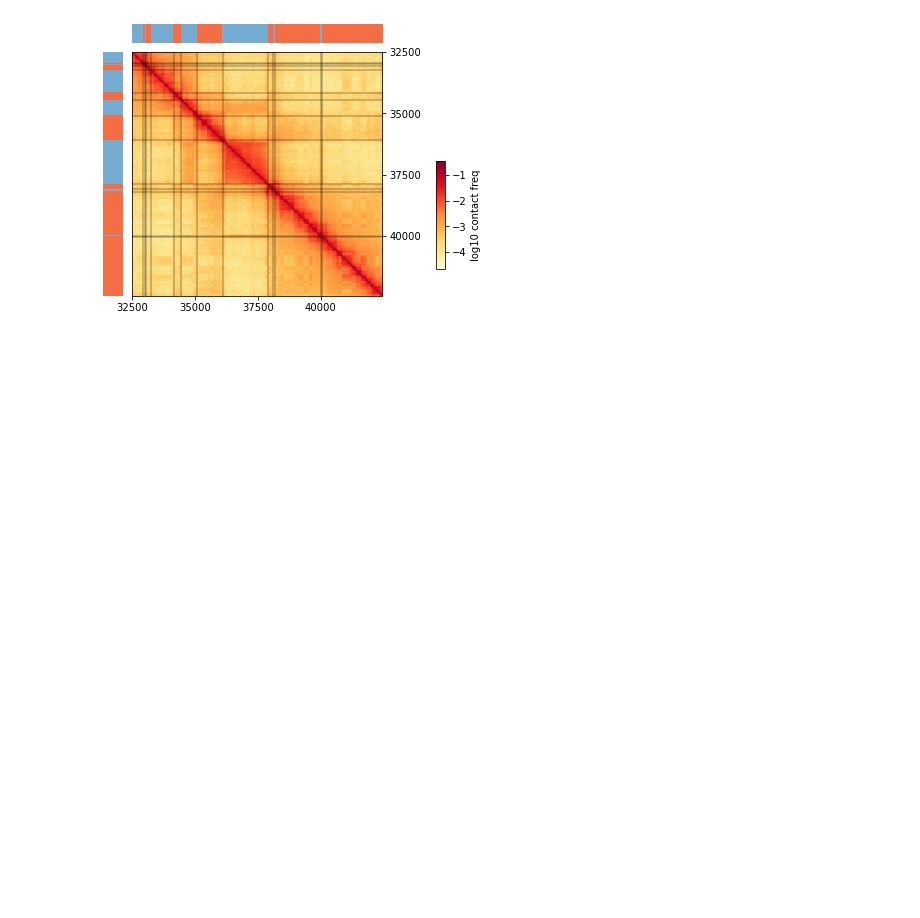
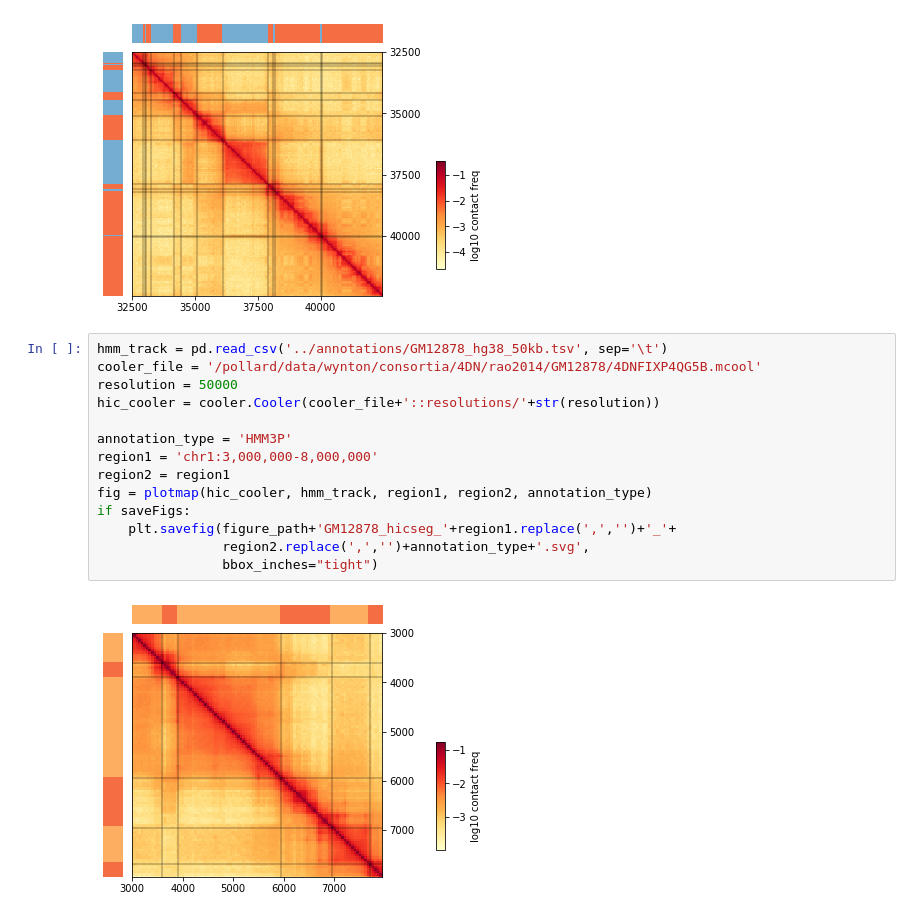
Before and after one commit to luisdiaz1997/HMM3P, a Jupyter notebook: notebooks/Figure1 - plotmap.ipynb, the cells around one changed output. Drawn from its saved outputs; the diff is of its cells as text; blank space fills up the shorter version.

```diff
--- a/notebooks/Figure1 - plotmap.ipynb
+++ b/notebooks/Figure1 - plotmap.ipynb
@@ -213,3 +213,19 @@ region2 = region1
 fig = plotmap(hic_cooler, hmm_track, region1, region2, annotation_type)
 # %% [output]
 [figure]
+# %%
+hmm_track = pd.read_csv('../annotations/GM12878_hg38_50kb.tsv', sep='\t')
+cooler_file = '/pollard/data/wynton/consortia/4DN/rao2014/GM12878/4DNFIXP4QG5B.mcool'
+resolution = 50000
+hic_cooler = cooler.Cooler(cooler_file+'::resolutions/'+str(resolution))
+
+annotation_type = 'HMM3P'
+region1 = 'chr1:3,000,000-8,000,000'
+region2 = region1
+fig = plotmap(hic_cooler, hmm_track, region1, region2, annotation_type)
+if saveFigs:
+    plt.savefig(figure_path+'GM12878_hicseg_'+region1.replace(',','')+'_'+
+                region2.replace(',','')+annotation_type+'.svg',
+                bbox_inches="tight")
+# %% [output]
+[figure, added]
```
Also changed, not shown: parts of 2 cells of this notebook, 5 other files.
